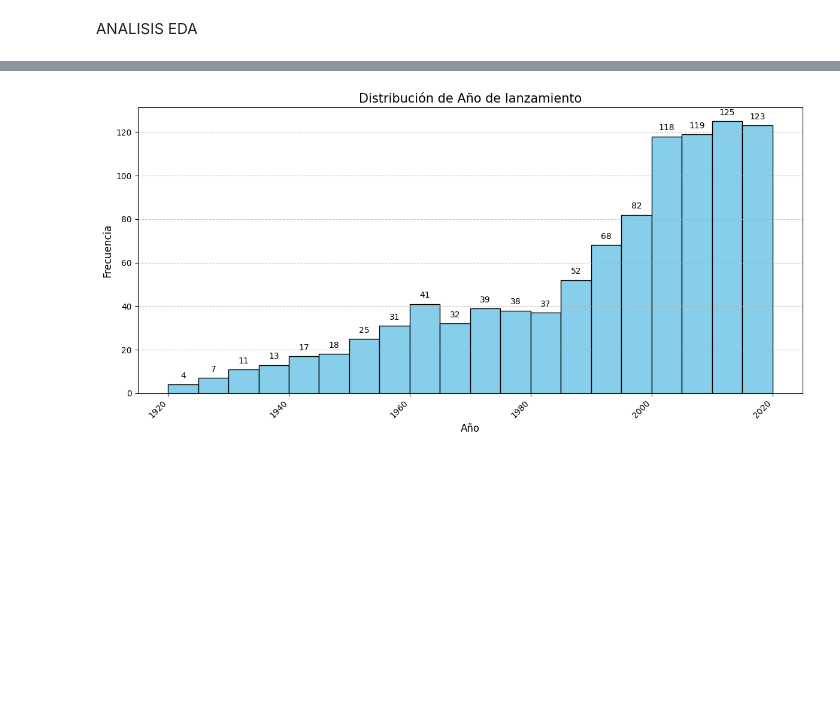
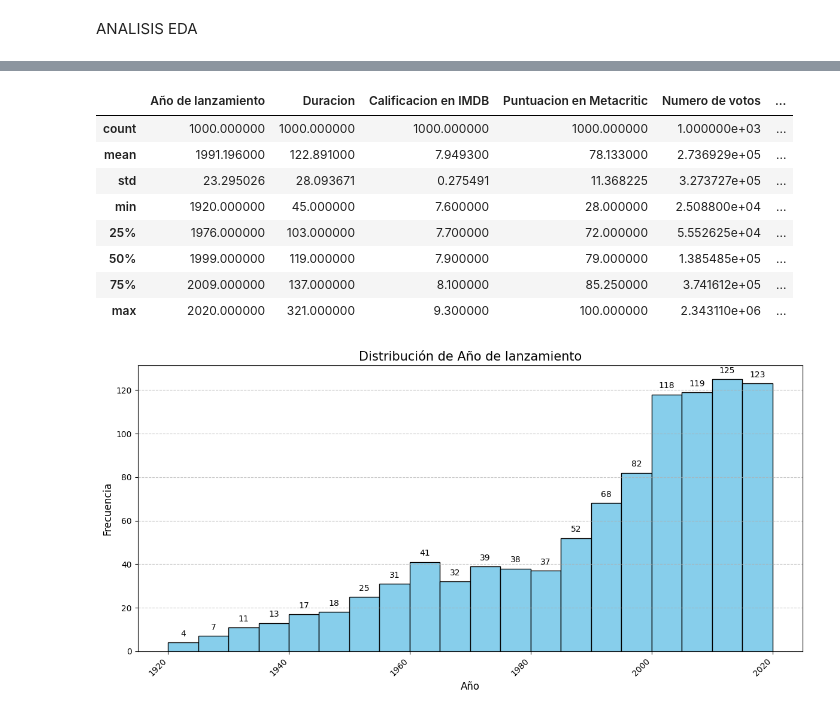
Before and after one commit to Dataniel31/Proyecto1-AnalisisDe-Pel-culasySeries-de-TVenIMDB, a Jupyter notebook: Proyecto1.ipynb, the cells around one changed output, grey strips where cells are left out. Cells and saved outputs as stored; diff of their text form; code cells hidden in the pictures; blank space fills up the shorter version.

```diff
--- a/Proyecto1.ipynb
+++ b/Proyecto1.ipynb
@@ -402,3 +389,15 @@ max                  100.000000     2.343110e+06       9.366622e+08
+# %%
+df.describe()
+# %% [output]
+|  | Año de lanzamiento | Duracion | Calificacion en IMDB | Puntuacion en Metacritic | Numero de votos | ... |
+| count | 1000.000000 | 1000.000000 | 1000.000000 | 1000.000000 | 1.000000e+03 | ... |
+| mean | 1991.196000 | 122.891000 | 7.949300 | 78.133000 | 2.736929e+05 | ... |
+| std | 23.295026 | 28.093671 | 0.275491 | 11.368225 | 3.273727e+05 | ... |
+| min | 1920.000000 | 45.000000 | 7.600000 | 28.000000 | 2.508800e+04 | ... |
+| 25% | 1976.000000 | 103.000000 | 7.700000 | 72.000000 | 5.552625e+04 | ... |
+| 50% | 1999.000000 | 119.000000 | 7.900000 | 79.000000 | 1.385485e+05 | ... |
+| 75% | 2009.000000 | 137.000000 | 8.100000 | 85.250000 | 3.741612e+05 | ... |
+| max | 2020.000000 | 321.000000 | 9.300000 | 100.000000 | 2.343110e+06 | ... |
 # %%
 
 # Configurar el tamaño del gráfico
```
Also changed, not shown: parts of 5 cells of this notebook.
